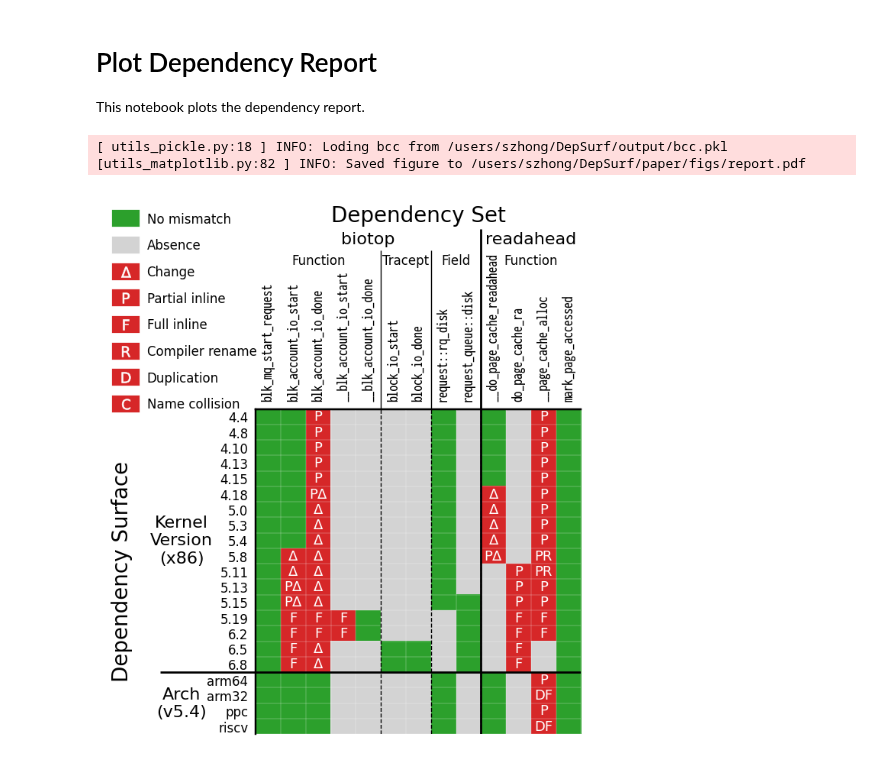
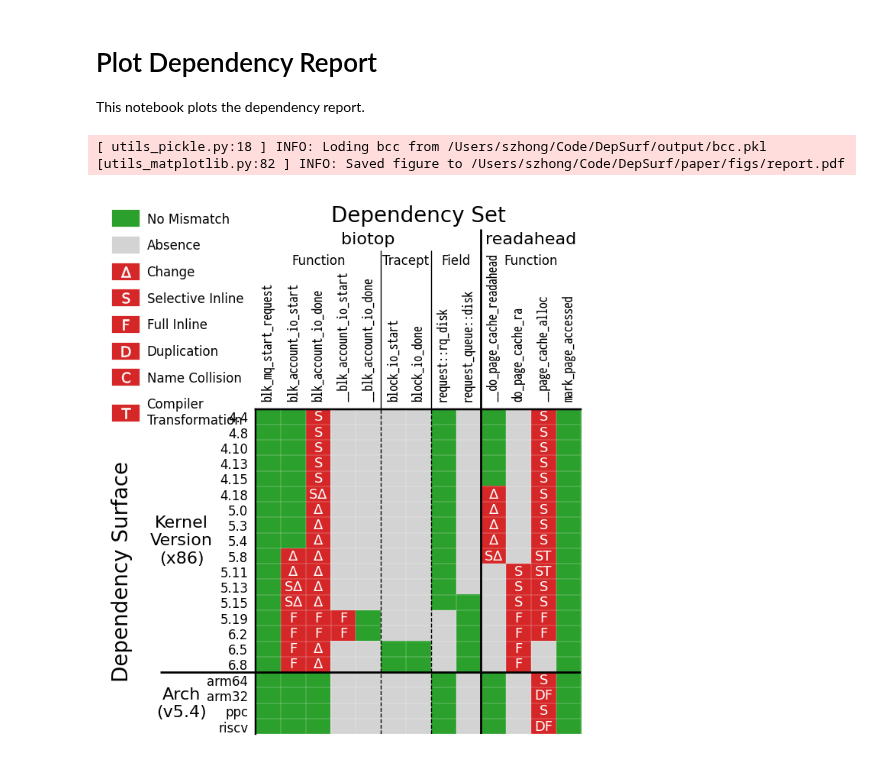
Before and after one commit to ShawnZhong/DepSurf, a Jupyter notebook: 51_plot.ipynb, the cells around one changed output. Cells and saved outputs as stored; diff of their text form; code cells hidden in the pictures.

```diff
--- a/51_plot.ipynb
+++ b/51_plot.ipynb
@@ -14,7 +14,7 @@ from matplotlib import colors
 from matplotlib.axes import Axes
 from matplotlib.lines import Line2D
 
-from depsurf import DepKind, ReportDict, VersionGroup
+from depsurf import DepKind, ReportDict, VersionGroup, IssueEnum, IssueList
 from utils import load_pkl, save_fig, FONT_MONO, ARCH_NAMES
 
 TRANSPOSE = True
@@ -45,16 +45,25 @@ GROUPS = {
     VersionGroup.ARCH: "Arch\n(v5.4)",
 }
 
+ISSUE_SYMBOLS = {
+    IssueEnum.ABSENT: "",
+    IssueEnum.CHANGE: r"$\Delta$",
+    IssueEnum.SELECTIVE_INLINE: "S",
+    IssueEnum.FULL_INLINE: "F",
+    IssueEnum.DUPLICATE: "D",
+    IssueEnum.COLLISSION: "C",
+    IssueEnum.TRANSFORMATION: "T",
+}
 
 LEGNED = [
-    ("No mismatch", "", "tab:green"),
+    ("No Mismatch", "", "tab:green"),
     ("Absence", "", "lightgray"),
     ("Change", r"$\Delta$", "tab:red"),
-    ("Partial inline", r"$\text{P}$", "tab:red"),
-    ("Full inline", r"$\text{F}$", "tab:red"),
-    ("Compiler rename", r"$\text{R}$", "tab:red"),
+    ("Selective Inline", r"$\text{S}$", "tab:red"),
+    ("Full Inline", r"$\text{F}$", "tab:red"),
     ("Duplication", r"$\text{D}$", "tab:red"),
-    ("Name collision", r"$\text{C}$", "tab:red"),
+    ("Name Collision", r"$\text{C}$", "tab:red"),
+    ("Compiler\nTransformation", r"$\text{T}$", "tab:red"),
 ]
 
 report_data: Dict[str, ReportDict] = load_pkl("bcc")
@@ -73,9 +82,18 @@ for tool_name, keys in KEYS.items():
 fig, ax = plt.subplots(figsize=(2.75, 5))
 ax: Axes
 
+
+def get_color(issue_list: IssueList):
+    if len(issue_list.issues) == 0:
+        return "tab:green"
+    if IssueEnum.ABSENT in issue_list.issues:
+        return "lightgray"
+    return "tab:red"
+
+
 color = np.array(
     [
-        [colors.to_rgb(val.color) for val in report.values()]
+        [colors.to_rgb(get_color(issue_list)) for issue_list in report.values()]
         for report in reports.values()
     ]
 )
@@ -197,11 +215,12 @@ plot_secondary_ticks(
 
 
 for i, report in enumerate(reports.values()):
-    for j, val in enumerate(report.values()):
+    for j, issue_list in enumerate(report.values()):
+        text = "".join([ISSUE_SYMBOLS[e] for e in issue_list.issues])
         ax.text(
             i if TRANSPOSE else j,
             j if TRANSPOSE else i,
-            val.get_symbol(),
+            text,
             ha="center",
             va="center",
             color="white",
@@ -229,33 +248,33 @@ ax.legend(
     bbox_to_anchor=(-0.45, 1.64) if TRANSPOSE else (-0.8, 1.4),
     ncol=1,
     fontsize=6,
     handlelength=0.8,
     labelspacing=1,
     handletextpad=1.25,
 )
 
 
 xlabel = "Dependency Surface"
 ylabel = "Dependency Set"
 
 if TRANSPOSE:
     xlabel, ylabel = ylabel, xlabel
 
 ax.set_xlabel(
     xlabel,
     fontsize=10,
     labelpad=15,
     # font="Arial",
 )
 ax.set_ylabel(
     ylabel,
     fontsize=10,
     labelpad=35 if TRANSPOSE else 15,
     # font="Arial",
 )
 
 save_fig(fig, "report")
 # %% [output]
-[ utils_pickle.py:18 ] INFO: Loding bcc from /users/szhong/DepSurf/output/bcc.pkl
-[utils_matplotlib.py:82 ] INFO: Saved figure to /users/szhong/DepSurf/paper/figs/report.pdf
+[ utils_pickle.py:18 ] INFO: Loding bcc from /Users/szhong/Code/DepSurf/output/bcc.pkl
+[utils_matplotlib.py:82 ] INFO: Saved figure to /Users/szhong/Code/DepSurf/paper/figs/report.pdf
-[figure, old version]
+[figure, new version]
```
Also changed, not shown: 5 other files.
